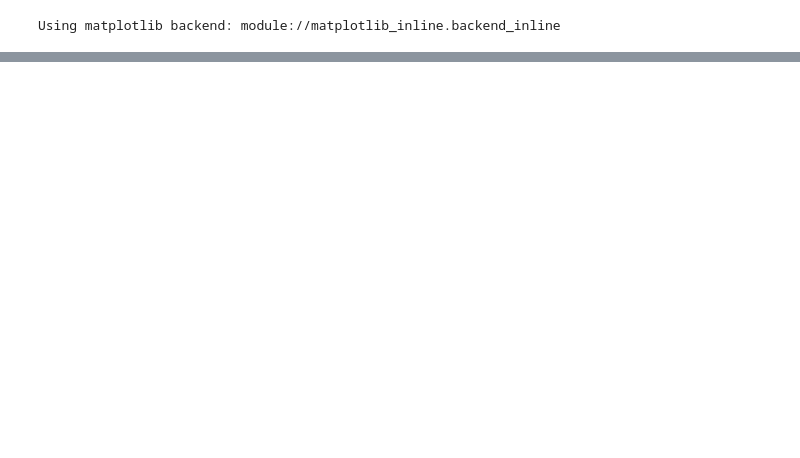
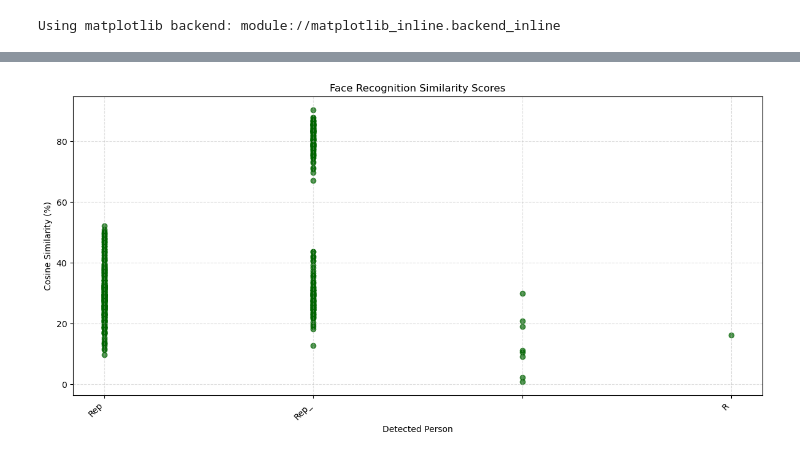
Before and after one commit to mikailkasimov/youtube-crawler, a Jupyter notebook: _.ipynb, the cells around one changed output, grey strips where cells are left out. Cells and saved outputs as stored; diff of their text form; code cells hidden in the pictures; blank space fills up the shorter version.

```diff
--- a/_.ipynb
+++ b/_.ipynb
@@ -242,0 +165,4 @@ plot_similarity_from_labels(labels, centroid_key)
+# %%
+plot_similarity_from_labels(all_labels[1], label_map)
+# %% [output]
+[figure, added]
```
Also changed, not shown: parts of 10 cells of this notebook, 1 other file.
